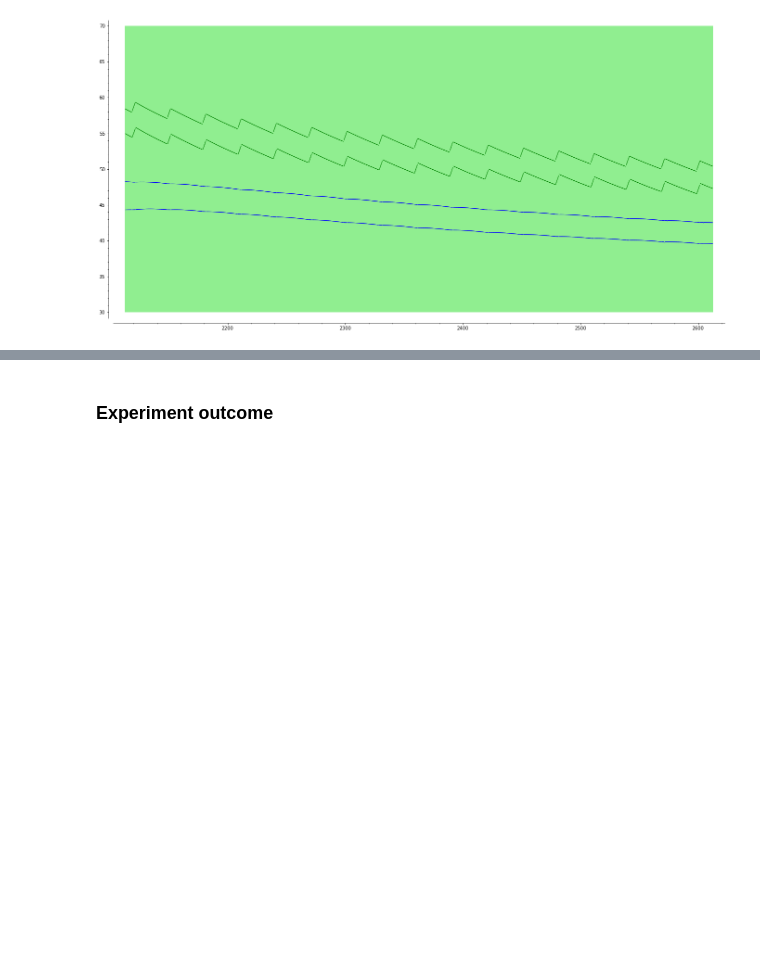
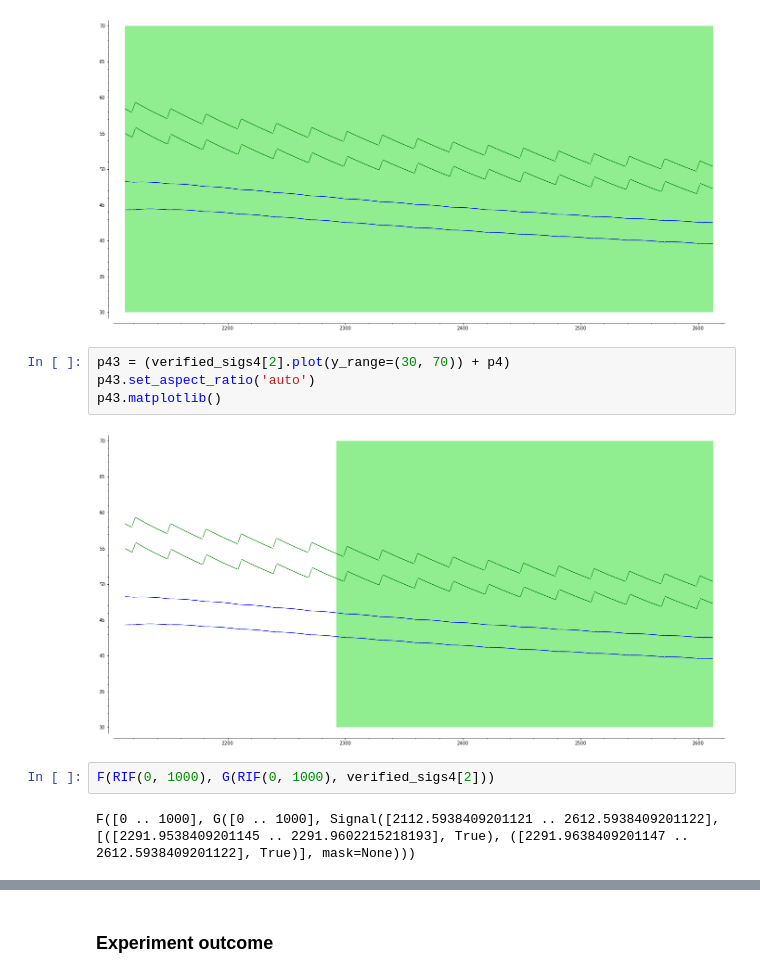
Before and after one commit to twright/example_digital-twin_incubator, a Jupyter notebook: software/notebooks/Self-Adaptation Test 3.ipynb, the cells around one changed output, grey strips where cells are left out. Drawn from its saved outputs; the diff is of its cells as text; blank space fills up the shorter version.

```diff
--- a/software/notebooks/Self-Adaptation Test 3.ipynb
+++ b/software/notebooks/Self-Adaptation Test 3.ipynb
@@ -592,6 +592,16 @@ p42.set_aspect_ratio('auto')
 p42.matplotlib()
 # %% [output]
 [figure]
+# %%
+p43 = (verified_sigs4[2].plot(y_range=(30, 70)) + p4)
+p43.set_aspect_ratio('auto')
+p43.matplotlib()
+# %% [output]
+[figure, added]
+# %%
+F(RIF(0, 1000), G(RIF(0, 1000), verified_sigs4[2]))
+# %% [output]
+F([0 .. 1000], G([0 .. 1000], Signal([2112.5938409201121 .. 2612.5938409201122], [([2291.9538409201145 .. 2291.9602215218193], True), ([2291.9638409201147 .. 2612.5938409201122], True)], mask=None)))
 # %%
 m.self_adaptation_manager.state_machine.uncertainty_calibration_parameters
 m.self_adaptation_manager.state_machine.anomaly_predicted_temperatures
```
Also changed, not shown: parts of 7 cells of this notebook, 4 other files.
